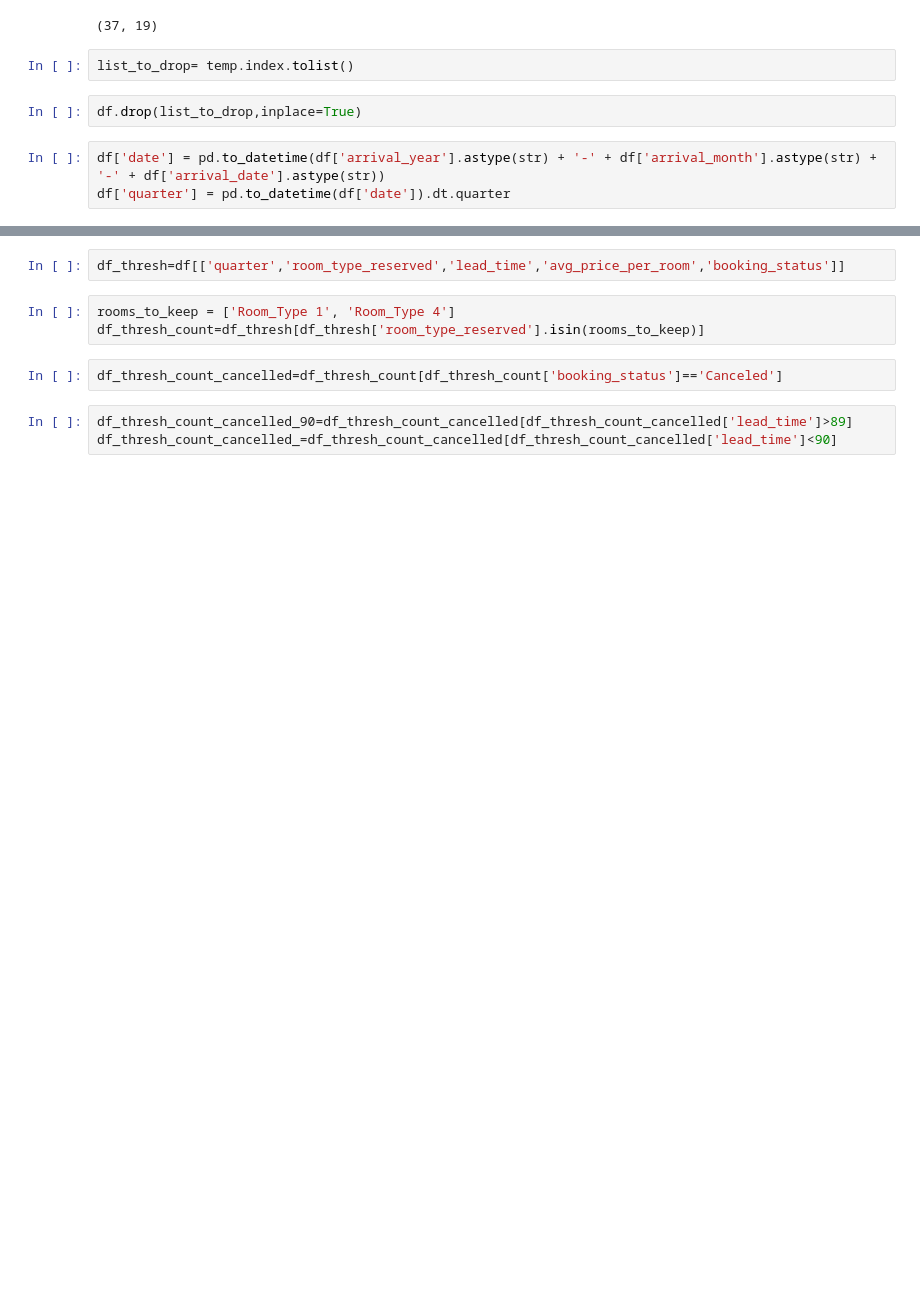
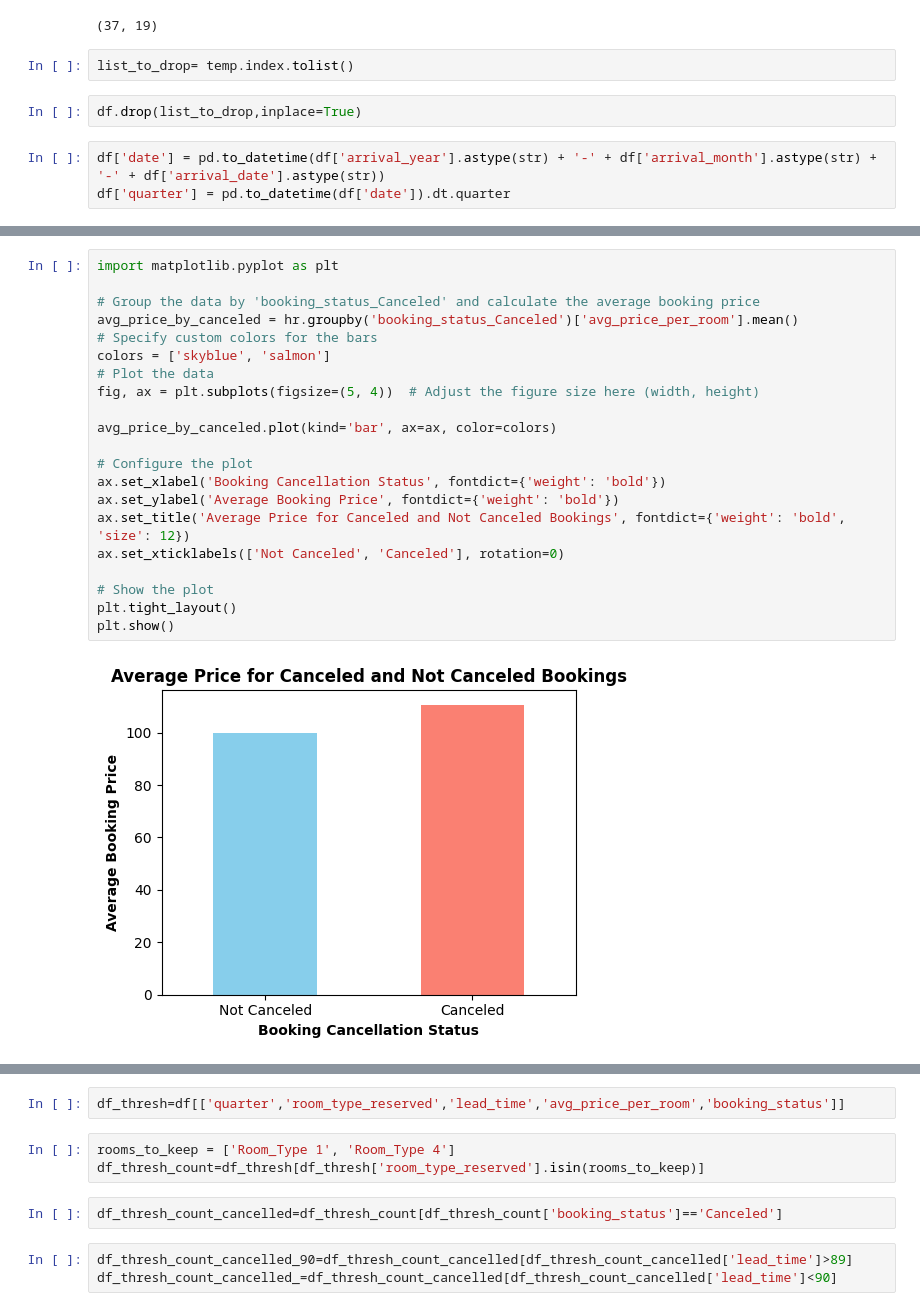
Before and after one commit to saiyam-shah/Hotel_Cancellations, a Jupyter notebook: Booking Battles.ipynb, the cells around one changed output, grey strips where cells are left out. Drawn from its saved outputs; the diff is of its cells as text; blank space fills up the shorter version.

```diff
--- a/Booking Battles.ipynb
+++ b/Booking Battles.ipynb
@@ -29,0 +54,23 @@ df['quarter'] = pd.to_datetime(df['date']).dt.quarter
+# %%
+import matplotlib.pyplot as plt
+
+# Group the data by 'booking_status_Canceled' and calculate the average booking price
+avg_price_by_canceled = hr.groupby('booking_status_Canceled')['avg_price_per_room'].mean()
+# Specify custom colors for the bars
+colors = ['skyblue', 'salmon']
+# Plot the data
+fig, ax = plt.subplots(figsize=(5, 4))  # Adjust the figure size here (width, height)
+
+avg_price_by_canceled.plot(kind='bar', ax=ax, color=colors)
+
+# Configure the plot
+ax.set_xlabel('Booking Cancellation Status', fontdict={'weight': 'bold'})
+ax.set_ylabel('Average Booking Price', fontdict={'weight': 'bold'})
+ax.set_title('Average Price for Canceled and Not Canceled Bookings', fontdict={'weight': 'bold', 'size': 12})
+ax.set_xticklabels(['Not Canceled', 'Canceled'], rotation=0)
+
+# Show the plot
+plt.tight_layout()
+plt.show()
+# %% [output]
+[figure, added]
```
Also changed, not shown: parts of 6 cells of this notebook.
